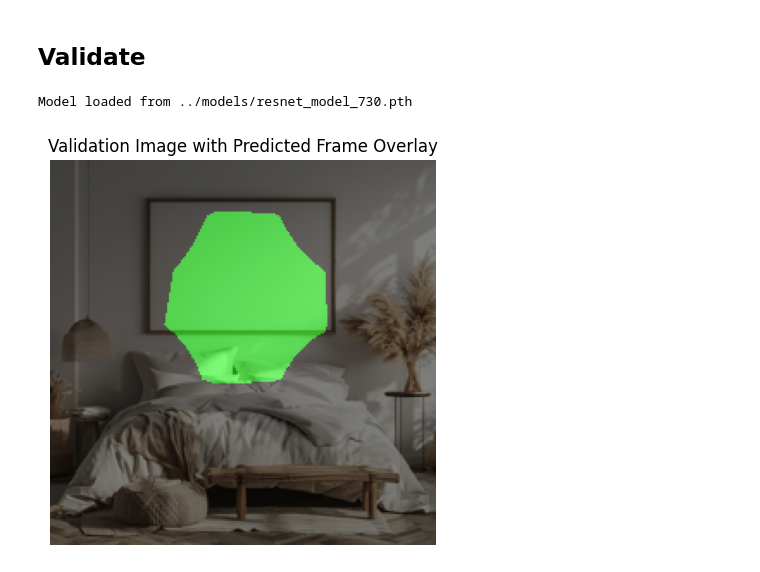
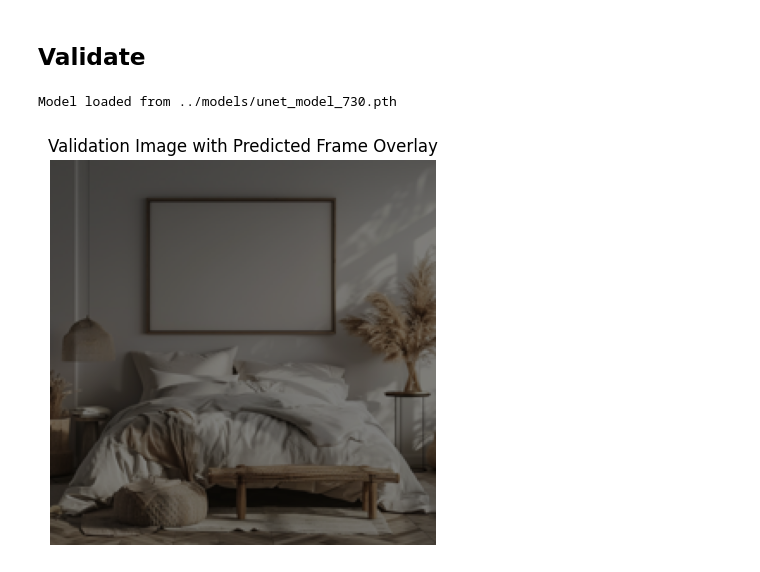
Before and after one commit to mattmotts/MockCrop, a Jupyter notebook: notebooks/train.ipynb, the cells around one changed output. Saved outputs shown, nothing was run; the diff lists cells and outputs as text; code cells hidden in the pictures.

Commit message:
tried unet model, not too good ... stick with resnet for now

```diff
--- a/notebooks/train.ipynb
+++ b/notebooks/train.ipynb
@@ -197,8 +249,8 @@ import matplotlib.pyplot as plt
 import cv2
 
 # Load the model
-model_load_path = '../models/resnet_model_730.pth'
-model = FrameSegmentationModel().to(device)
+model_load_path = '../models/unet_model_730.pth'
+model = UNet().to(device)
 model.load_state_dict(torch.load(model_load_path))
 model.eval()
 print(f'Model loaded from {model_load_path}')
@@ -216,32 +268,32 @@ validation_image_tensor = validation_transform(validation_image).unsqueeze(0).to
 
 # Perform prediction
 with torch.no_grad():
     prediction = model(validation_image_tensor)
     prediction = torch.sigmoid(prediction).cpu().numpy()[0, 0]
 
 # Apply a threshold to the prediction to create a binary mask
 threshold = 0.5
 binary_mask = prediction > threshold
 
 # Create a green overlay where the mask is true
 green_overlay = np.zeros((224, 224, 3), dtype=np.uint8)
 green_overlay[binary_mask] = [0, 255, 0]
 
 # Convert the green overlay to an image
 green_overlay_image = Image.fromarray(green_overlay)
 
 # Resize the original validation image to match the overlay size
 validation_image_resized = validation_image.resize((224, 224))
 
 # Blend the original image with the green overlay
 blended_image = Image.blend(validation_image_resized, green_overlay_image, alpha=0.5)
 
 # Display the blended image
 plt.figure(figsize=(10, 5))
 plt.imshow(blended_image)
 plt.title('Validation Image with Predicted Frame Overlay')
 plt.axis('off')
 plt.show()
 # %% [output]
-Model loaded from ../models/resnet_model_730.pth
+Model loaded from ../models/unet_model_730.pth
-[figure, old version]
+[figure, new version]
```
Also changed, not shown: parts of 3 cells of this notebook.
